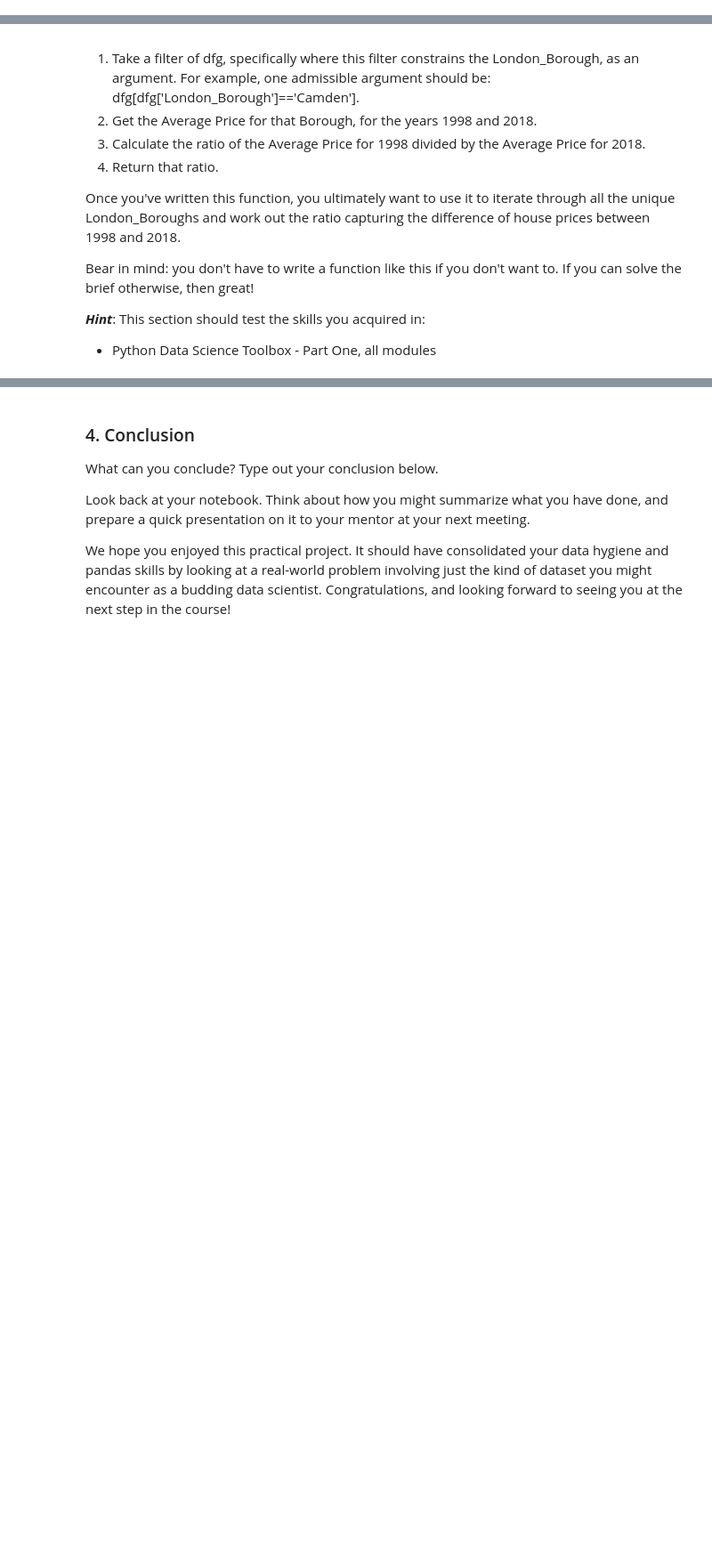
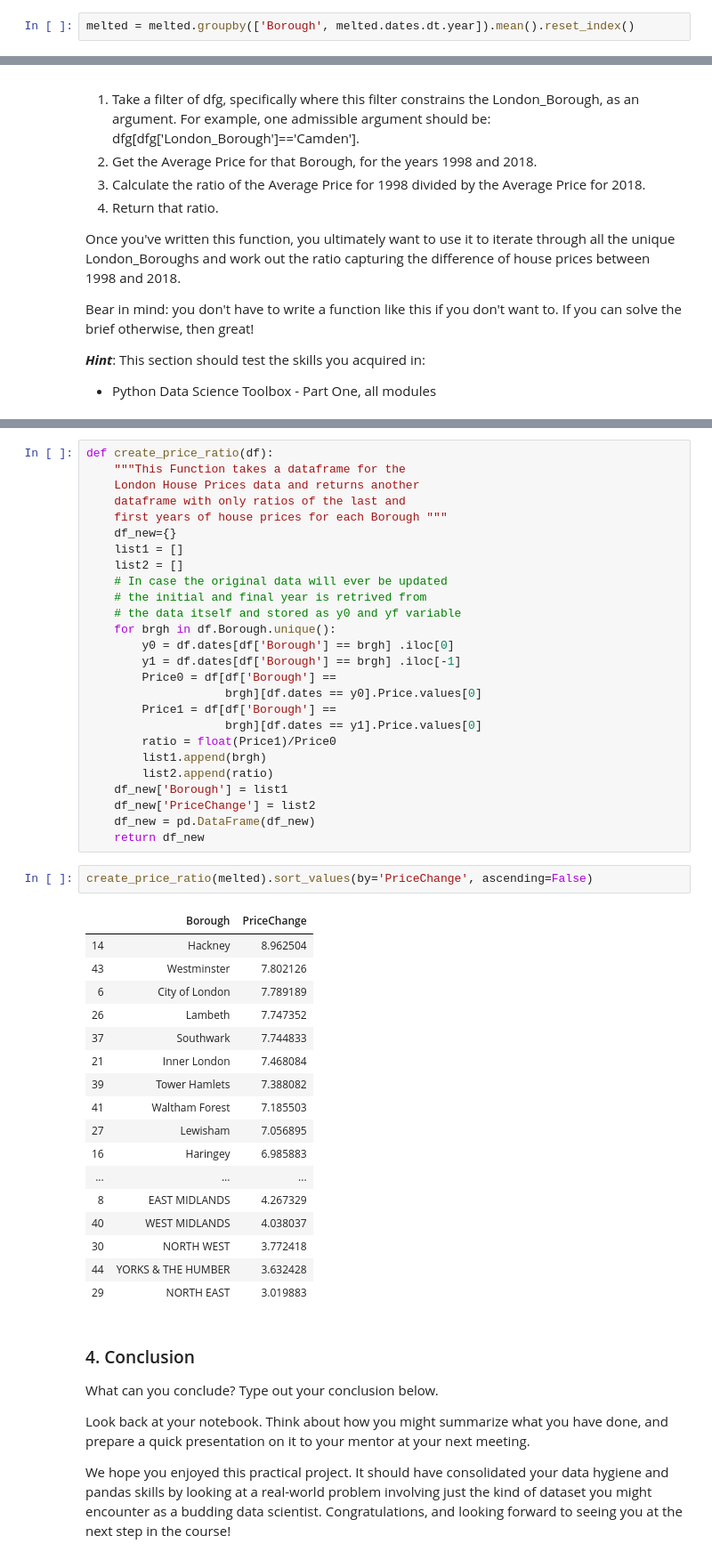
Before and after one commit to ennis-kurt/SpringBoard, a Jupyter notebook: Unit 4 Challenge - Tier 3.ipynb, the cells around one changed output, grey strips where cells are left out. Shown at 89% size. Cells and saved outputs as stored; diff of their text form; blank space fills up the shorter version.

Commit message:
First Challenge V2
Complete Except Conclusion

```diff
--- a/Unit 4 Challenge - Tier 3.ipynb
+++ b/Unit 4 Challenge - Tier 3.ipynb
@@ -176,6 +207,8 @@ To this end, you *could* apply a ***lambda function***. Your logic could work as
 3. store that corresponding year as separate column.
 
 Whether you go ahead with this is up to you. Just so long as you answer our initial brief: which boroughs of London have seen the greatest house price increase, on average, over the past two decades?
+# %%
+melted = melted.groupby(['Borough', melted.dates.dt.year]).mean().reset_index()
 # %% [markdown]
 **3. Modeling**
 
@@ -198,3 +242,49 @@ Bear in mind: you don't have to write a function like this if you don't want to.
+# %%
+def create_price_ratio(df):
+    """This Function takes a dataframe for the
+    London House Prices data and returns another
+    dataframe with only ratios of the last and
+    first years of house prices for each Borough """
+    df_new={}
+    list1 = []
+    list2 = []
+    # In case the original data will ever be updated
+    # the initial and final year is retrived from
+    # the data itself and stored as y0 and yf variable
+    for brgh in df.Borough.unique():
+        y0 = df.dates[df['Borough'] == brgh] .iloc[0]
+        y1 = df.dates[df['Borough'] == brgh] .iloc[-1]
+        Price0 = df[df['Borough'] ==
+                    brgh][df.dates == y0].Price.values[0]
+        Price1 = df[df['Borough'] ==
+                    brgh][df.dates == y1].Price.values[0]
+        ratio = float(Price1)/Price0
+        list1.append(brgh)
+        list2.append(ratio)
+    df_new['Borough'] = list1
+    df_new['PriceChange'] = list2
+    df_new = pd.DataFrame(df_new)
+    return df_new
+# %%
+create_price_ratio(melted).sort_values(by='PriceChange', ascending=False)
+# %% [output]
+|  | Borough | PriceChange |
+| 14 | Hackney | 8.962504 |
+| 43 | Westminster | 7.802126 |
+| 6 | City of London | 7.789189 |
+| 26 | Lambeth | 7.747352 |
+| 37 | Southwark | 7.744833 |
+| 21 | Inner London | 7.468084 |
+| 39 | Tower Hamlets | 7.388082 |
+| 41 | Waltham Forest | 7.185503 |
+| 27 | Lewisham | 7.056895 |
+| 16 | Haringey | 6.985883 |
+| ... | ... | ... |
+| 8 | EAST MIDLANDS | 4.267329 |
+| 40 | WEST MIDLANDS | 4.038037 |
+| 30 | NORTH WEST | 3.772418 |
+| 44 | YORKS & THE HUMBER | 3.632428 |
+| 29 | NORTH EAST | 3.019883 |
 # %% [markdown]
 ### 4. Conclusion
 What can you conclude? Type out your conclusion below.
```
Also changed, not shown: parts of 8 cells of this notebook.
